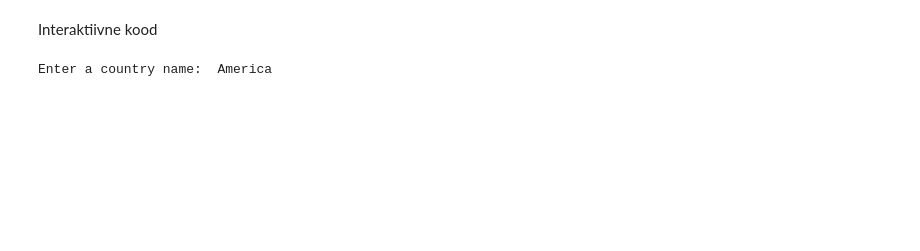
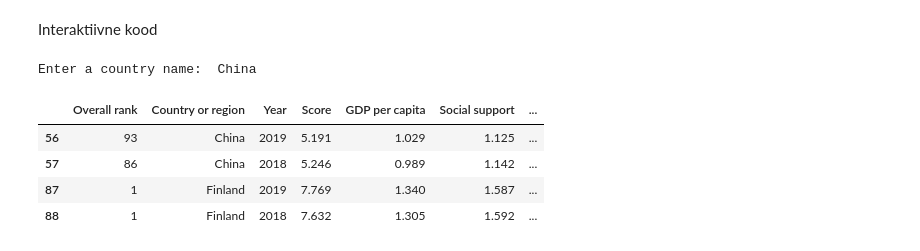
Before and after one commit to K25p2r3n0k/MiskiKuskilMillalgi, a Jupyter notebook: l6pu-too.ipynb, the cells around one changed output. Drawn from its saved outputs; the diff is of its cells as text; code cells hidden in the pictures; blank space fills up the shorter version.

```diff
--- a/l6pu-too.ipynb
+++ b/l6pu-too.ipynb
@@ -152,26 +387,35 @@ plt.ylabel("Score", fontsize = 16, color = 'black')
 # %% [markdown]
 Interaktiivne kood
 # %%
+# tegin chatgpt abiga koodi kuhu sisestades suvalise riigi nime saab kõik andmed selle riigi kohta kahel aastal. annab ka alati võrdluse soomega
+# NB riigi nimi peab olema inglis keeles ja suure algustähega
+
 def get_country_info(country_name, dataset):
     country_info = dataset[dataset['Country or region'] == country_name]
 
     return country_info
 
 dataset = pd.read_csv('/kaggle/input/happiness-index-2018-2019/report_2018-2019.csv')
 
 country_name = input("Enter a country name: ")
 
 country_info = get_country_info(country_name, dataset)
 
 country_info_finland = get_country_info('Finland', dataset)
 
-country_info_estonia = get_country_info('Estonia', dataset)
-
 combined_table = pd.concat([country_info, country_info_finland])
 
 combined_table
 
-# tegin chatgpt abiga koodi kuhu sisestades suvalise riigi nime saab kõik andmed selle riigi kohta kahel aastal. annab ka alati võrdluse soomega
-# NB riigi nimi peab olema inglis keeles ja suure algustähega
+#if not country_info.empty:
+     #print(country_info)
+     #print(country_info_finland)
+#else:
+     #print("No information found for the entered country.")
 # %% [output]
-Enter a country name:  America
+Enter a country name:  China
+|  | Overall rank | Country or region | Year | Score | GDP per capita | Social support | ... |
+| 56 | 93 | China | 2019 | 5.191 | 1.029 | 1.125 | ... |
+| 57 | 86 | China | 2018 | 5.246 | 0.989 | 1.142 | ... |
+| 87 | 1 | Finland | 2019 | 7.769 | 1.340 | 1.587 | ... |
+| 88 | 1 | Finland | 2018 | 7.632 | 1.305 | 1.592 | ... |
```
Also changed, not shown: parts of 26 cells of this notebook.
